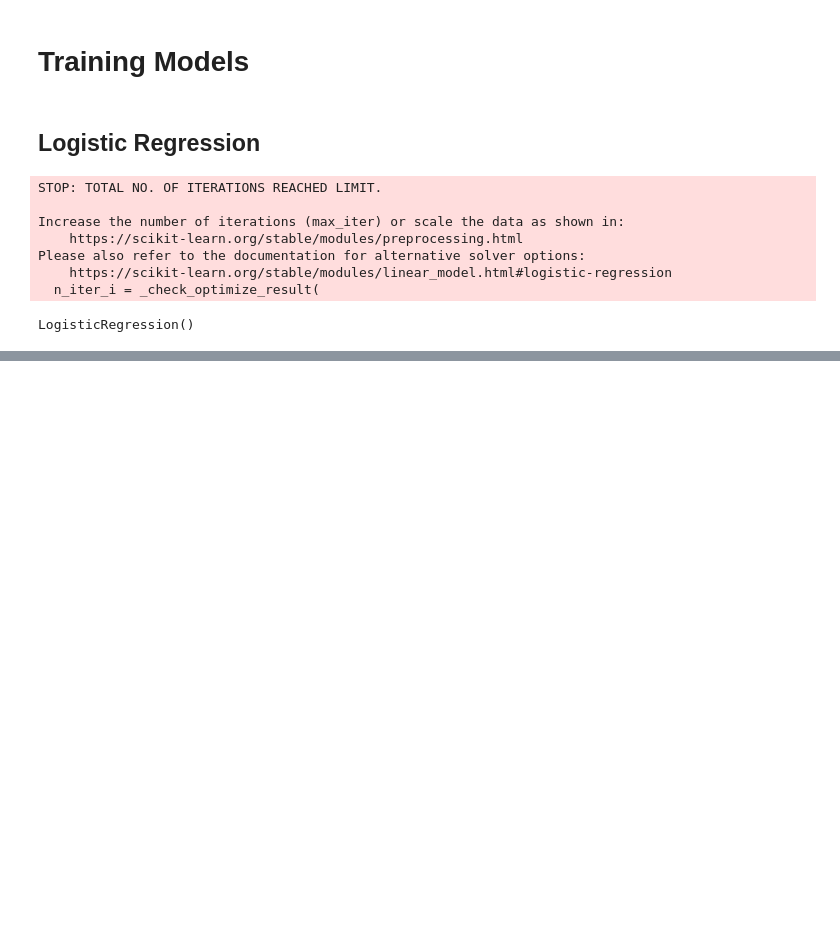
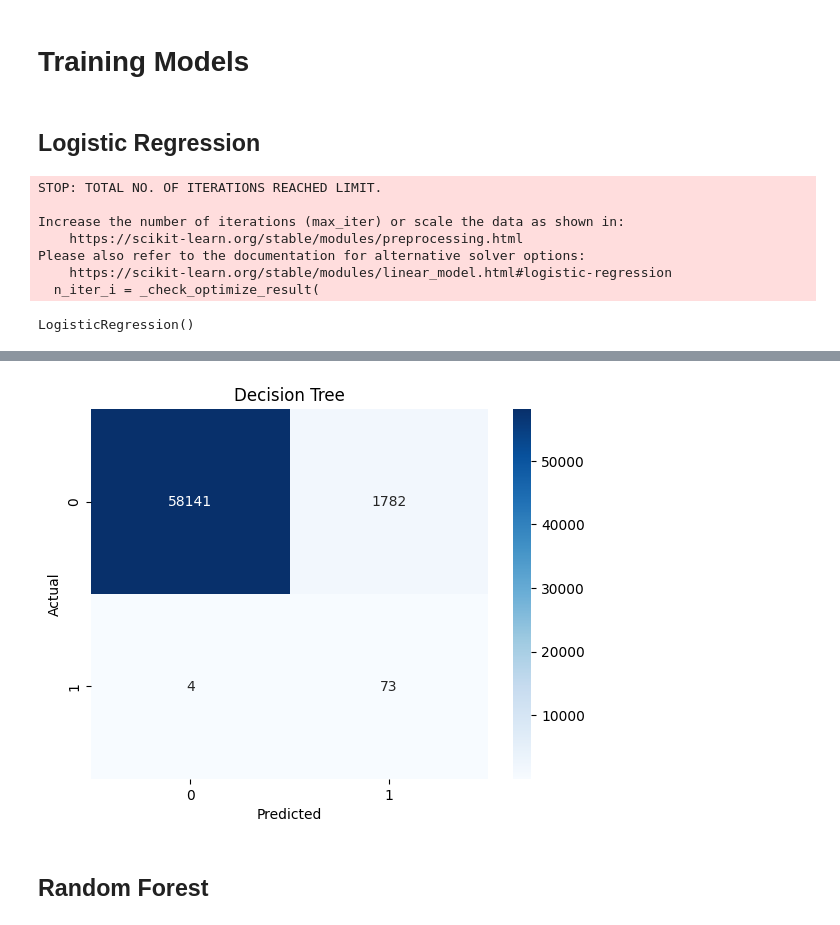
Before and after one commit to ranjanvrma/fraud-detection, a Jupyter notebook: notebook/fraud-detection.ipynb, the cells around one changed output, grey strips where cells are left out. Cells and saved outputs as stored; diff of their text form; code cells hidden in the pictures; blank space fills up the shorter version.

Commit message:
Trained Model on Decision Tree

```diff
--- a/notebook/fraud-detection.ipynb
+++ b/notebook/fraud-detection.ipynb
@@ -174,0 +182,32 @@ plt.show()
+# %%
+# Entropy
+depths = range(1, 11)
+
+precision_scores = []
+recall_scores = []
+accuracy_scores = []
+
+for d in depths:
+
+    dt = DecisionTreeClassifier(criterion='entropy', max_depth=d, random_state=42)
+
+    dt.fit(X_train_res, y_train_res)
+    pred_dt = dt.predict(X_test)
+
+    precision_scores.append(precision_score(y_test, pred_dt))
+    recall_scores.append(recall_score(y_test, pred_dt))
+    accuracy_scores.append(accuracy_score(y_test, pred_dt))
+
+plt.figure(figsize=(10,6))
+
+plt.plot(depths, precision_scores, marker='o', linewidth=2, label='Precision')
+plt.plot(depths, recall_scores, marker='s', linewidth=2, label='Recall')
+plt.plot(depths, accuracy_scores, marker='^', linewidth=2, label='Accuracy')
+
+plt.xlabel("Max Depth")
+plt.ylabel("Score")
+plt.title("Decision Tree: Precision, Recall & Accuracy vs Max Depth")
+plt.xticks(depths)
+plt.legend()
+plt.grid(True)
+plt.show()
@@ -174,0 +216,3 @@ plt.show()
+# %%
+dt = DecisionTreeClassifier(criterion='entropy', max_depth=7, random_state=42)
+dt.fit(X_train_res, y_train_res)
@@ -174,0 +221,2 @@ plt.show()
+# %%
+pred_dt = dt.predict(X_test)
@@ -174,0 +239,12 @@ plt.show()
+# %%
+cm = confusion_matrix(y_test, pred_dt)
+
+sns.heatmap(cm, annot=True, fmt='d', cmap='Blues')
+plt.title("Decision Tree")
+plt.xlabel("Predicted")
+plt.ylabel("Actual")
+plt.show()
+# %% [output]
+[figure, added]
+# %% [markdown]
+## Random Forest
```
Also changed, not shown: parts of 12 cells of this notebook.
